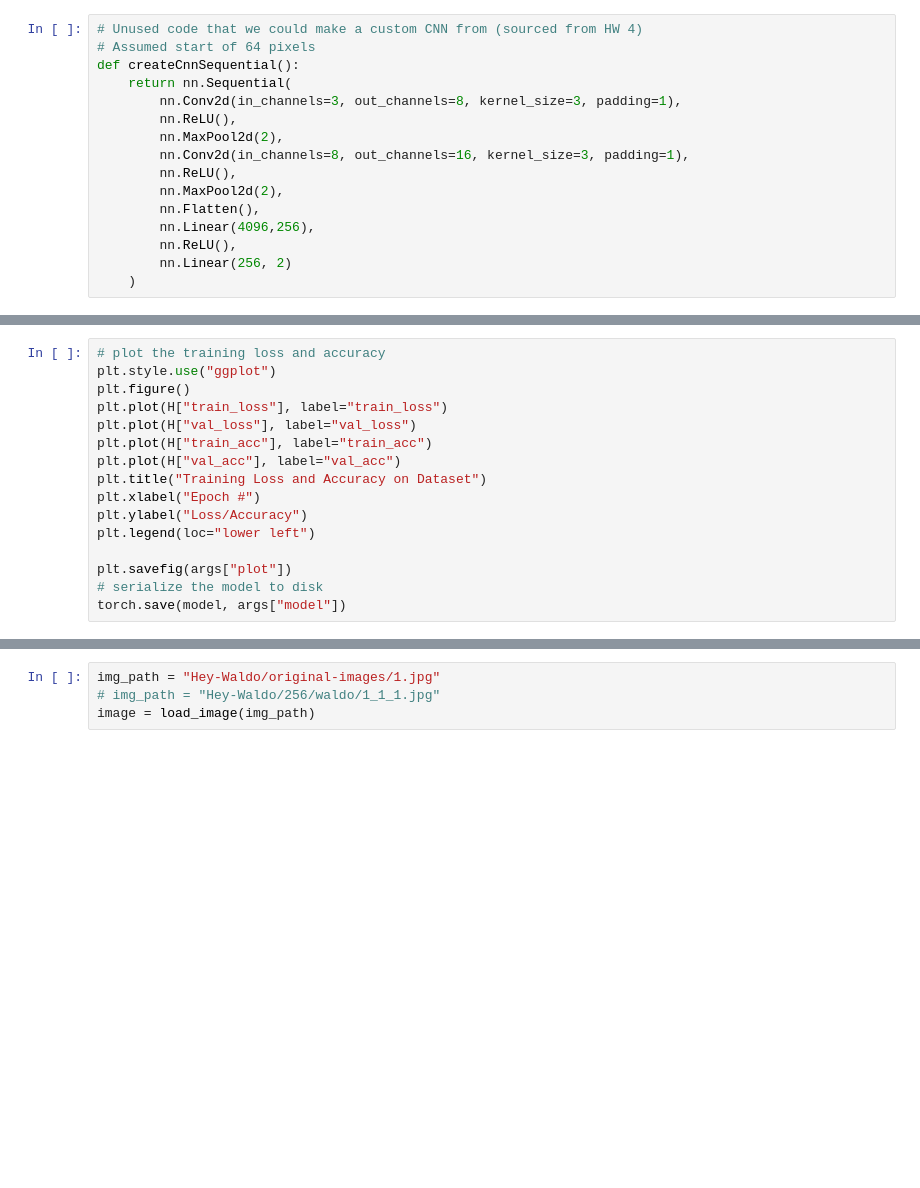
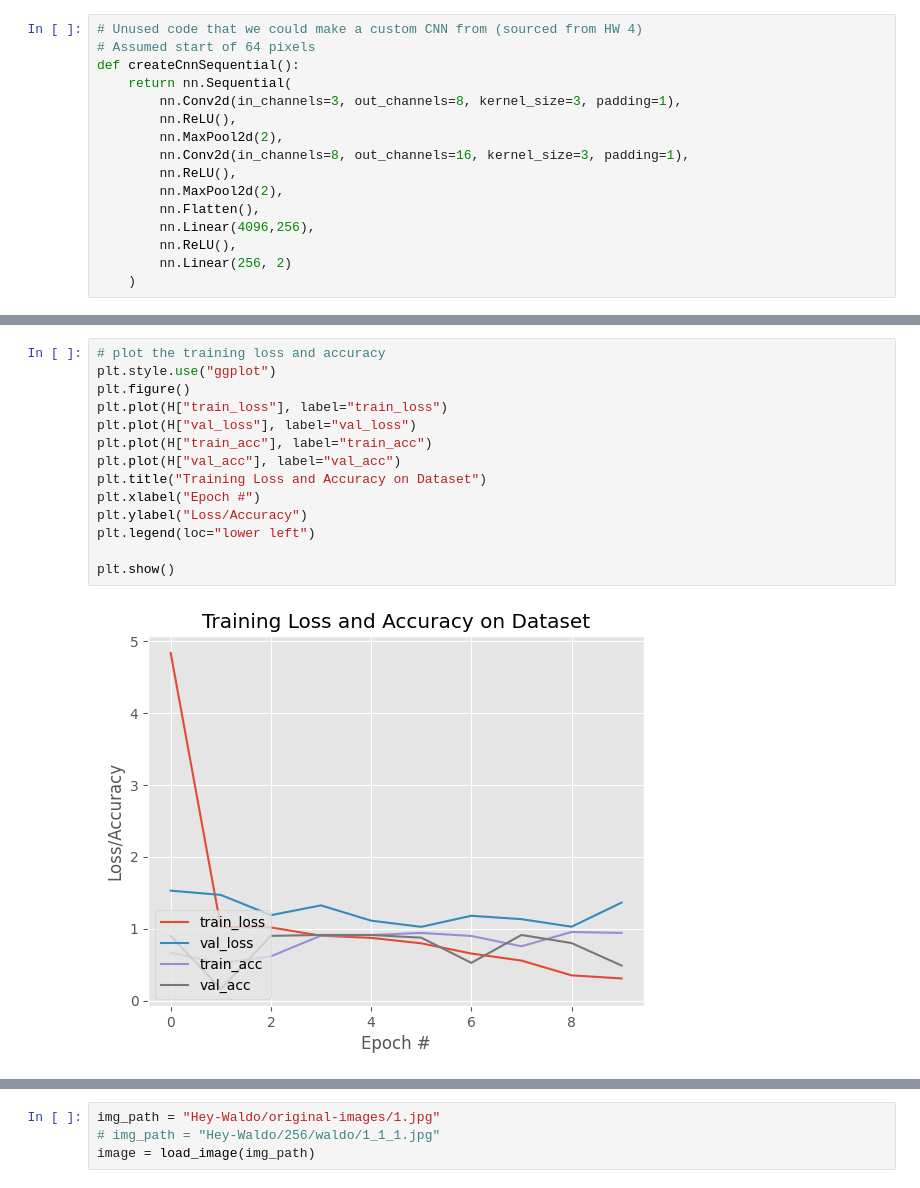
Before and after one commit to caleb-hansolo/Waldo-Finder, a Jupyter notebook: Waldo-Finder-Pytorch.ipynb, the cells around one changed output, grey strips where cells are left out. Saved outputs shown, nothing was run; the diff lists cells and outputs as text; blank space fills up the shorter version.

Commit message:
Fixed functionality for sliding window, removed saving of output images in preference of plt.show()

```diff
--- a/Waldo-Finder-Pytorch.ipynb
+++ b/Waldo-Finder-Pytorch.ipynb
@@ -315,19 +316,19 @@ weighted avg       0.97      0.97      0.97       317
 # %%
 # plot the training loss and accuracy
 plt.style.use("ggplot")
 plt.figure()
 plt.plot(H["train_loss"], label="train_loss")
 plt.plot(H["val_loss"], label="val_loss")
 plt.plot(H["train_acc"], label="train_acc")
 plt.plot(H["val_acc"], label="val_acc")
 plt.title("Training Loss and Accuracy on Dataset")
 plt.xlabel("Epoch #")
 plt.ylabel("Loss/Accuracy")
 plt.legend(loc="lower left")
 
-plt.savefig(args["plot"])
-# serialize the model to disk
-torch.save(model, args["model"])
+plt.show()
+# %% [output]
+[figure, added]
 # %%
 import tensorflow as tf
 import numpy as np
```
Also changed, not shown: parts of 10 cells of this notebook, 1 other file.
